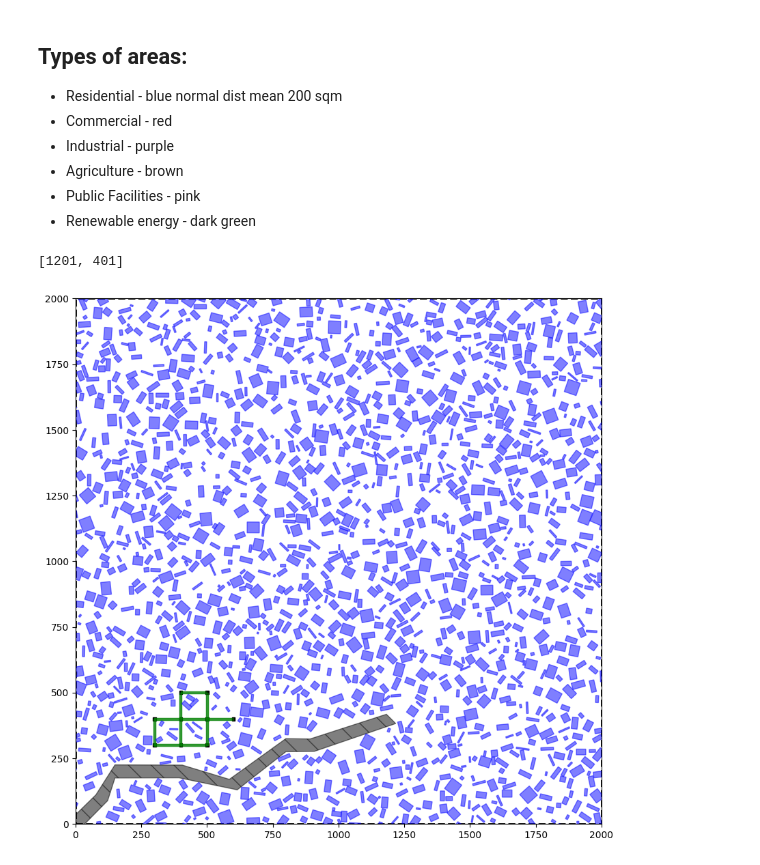
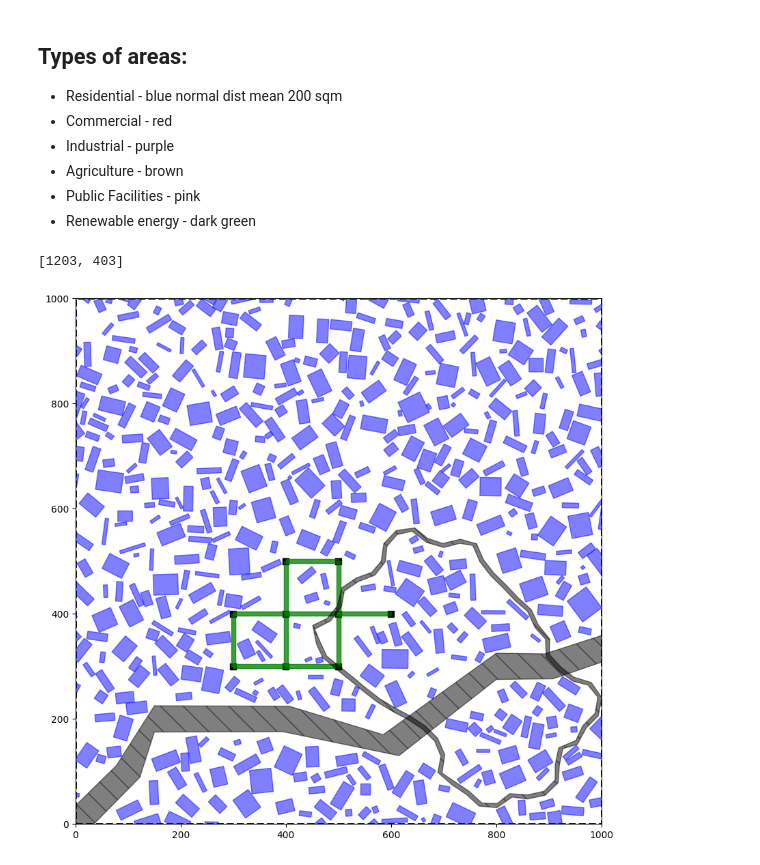
Before and after one commit to amir-azev/ecocityology, a Jupyter notebook: python_back-end/testing_plotting.ipynb, the cells around one changed output. Cells and saved outputs as stored; diff of their text form; code cells hidden in the pictures.

Commit message:
added blob plotting

```diff
--- a/python_back-end/testing_plotting.ipynb
+++ b/python_back-end/testing_plotting.ipynb
@@ -13,7 +13,7 @@ from scipy.spatial import Voronoi, voronoi_plot_2d
 Could we scale this by population. So the city size if a function of the population
 # %%
 # set firm variables
-side_length = 2000  # city size in meters
+side_length = 1000  # city size in meters
 river_data = [[0,0],[100,100],[150,200],[400,200],[600,150],[800,300], [900,300],[1200,400]]  # river data
 road_data = {'Junctions':[[300,300],[400,300],[500,300],[300,400],[400,400],[500,400],[600,400],[400,500],[500,500]],
              'Roads':[[0,1,0,1,0,0,0,0,0],[1,0,1,0,1,0,0,0,0],[0,1,0,0,0,1,0,0,0],[1,0,0,0,1,0,0,0,0],[0,1,0,1,0,1,0,1,0],[0,0,1,0,1,0,1,0,1],[0,0,0,0,0,1,0,0,0],[0,0,0,0,1,0,0,0,1],[0,0,0,0,0,1,0,1,0]]}  # road data
@@ -129,0 +132,35 @@ def add_req_buildings(ax,req_buildings,side_length):
+# %%
+import json
+
+with open('../exportData(3).txt', "r") as f:
+    blobData = json.load(f)
+
+#example border Array:
+borderArray = np.array(blobData["cityShapes"][0]["outerPolygon"])
+print(np.min(borderArray))
+borderArray = (borderArray *5)- (4.9*np.min(borderArray))
+
+print(np.shape(borderArray))
+print(np.shape(borderArray[0:2]))
+borderArray = np.concatenate([borderArray[0:],borderArray[0:2].reshape(2,2)])
+
+upArray = []
+downArray = []
+for i in range(len(borderArray)-1):
+    inline_vector = np.array([borderArray[i+1][0]-borderArray[i][0],borderArray[i+1][1]-borderArray[i][1]])
+    normal_vector = np.array([-inline_vector[1], inline_vector[0]]) / np.linalg.norm(inline_vector)
+    upArray.append(borderArray[i] + road_width/2 * normal_vector)
+    downArray.append(borderArray[i] - road_width/2 * normal_vector)
+
+border_coords = np.array(upArray + downArray[::-1])
+border_patch = Polygon(border_coords, color='black', alpha=0.5,hatch='\\')
+
+
+plt.figure(figsize=(10,10))
+ax = plt.gca()
+ax.add_patch(border_patch)
+
+ax.set_xlim(0, 1000)
+ax.set_ylim(0, 1000)
+
+plt.show()
@@ -138,28 +180,33 @@ def add_req_buildings(ax,req_buildings,side_length):
 # %%
 fig, ax = plt.subplots(figsize=(10, 10))
 
 # create a plot
 ax.set_xlim([0, side_length])   # set the x-axis limits
 ax.set_ylim([0, side_length])   # set the y-axis limits
 ax.set_aspect('equal')  # make the x and y axes have the same scale
 
 add_boundary(ax, side_length)
 add_roads(ax, road_data)
 river = True
 if river:
     assign_river(ax, river_data, 50, 0)
 
 # ax.add_patch(place_building(ax,'residential', 100, 900, ["rectangle",100,50],1.1))
 # place_building(ax,'commercial', 100, 800, ["circle",50,50],0.5)
+temp = Polygon(border_coords, color='black', alpha=0.5,hatch='\\')
+ax.add_patch(temp)
+
 required = [['residential',["rectangle",10,50]],['commercial',["circle",10,50]]]
-for loop in range(2000):
+for loop in range(1000):
     required.append(['residential',["rectangle",np.random.uniform(5,50),np.random.uniform(5,50)]])
 add_req_buildings(ax,required,side_length)
 
+
+
 plt.show()
 # %% [output]
-[1201, 401]
+[1203, 403]
-[figure, old version]
+[figure, new version]
 # %%
 import json
 
```
Also changed, not shown: parts of 2 cells of this notebook.
